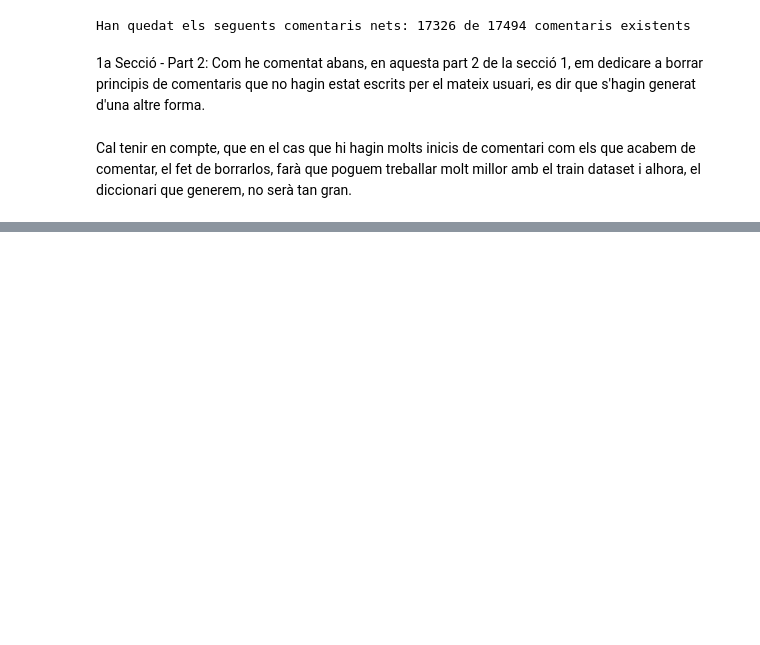
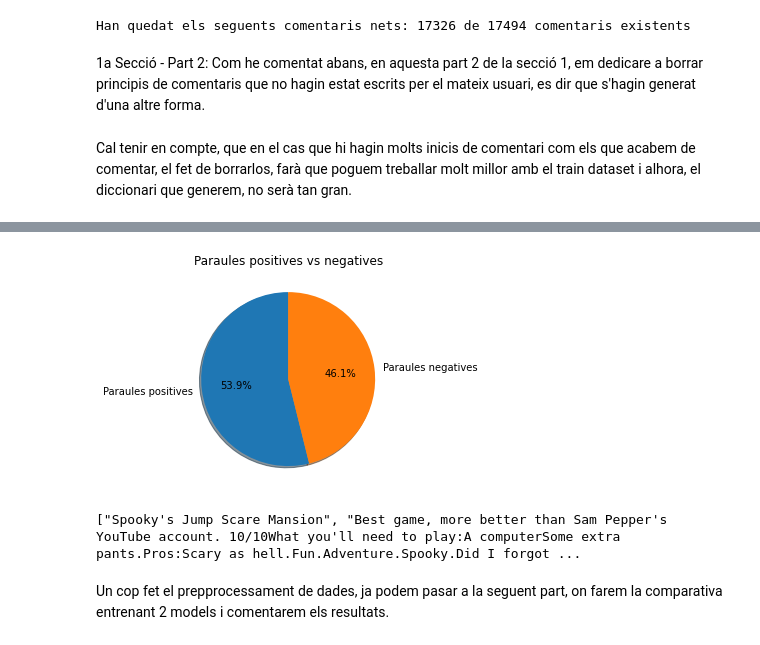
Before and after one commit to BernatMallol/Cas_Kaggle_Mallol_Bernat, a Jupyter notebook: CasKaggleBernatMallol.ipynb, the cells around one changed output, grey strips where cells are left out. Saved outputs shown, nothing was run; the diff lists cells and outputs as text; code cells hidden in the pictures; blank space fills up the shorter version.

```diff
--- a/CasKaggleBernatMallol.ipynb
+++ b/CasKaggleBernatMallol.ipynb
@@ -174,0 +182,59 @@ Han estat eliminats 5997 inicis automatics
+# %%
+import string
+import nltk
+from collections import defaultdict
+from nltk.stem.snowball import SnowballStemmer
+from nltk.corpus import stopwords
+
+sbStemmer = SnowballStemmer("english")
+diccionariAntic = {}
+def memoritzador(paraula):
+    if paraula in diccionariAntic:
+        return diccionariAntic[paraula]
+    else:
+        stemmed = sbStemmer.stem(paraula)
+        diccionariAntic[paraula] = stemmed
+        return stemmed
+
+punctuationRemover = str.maketrans(string.punctuation, ' '*len(string.punctuation))
+
+def contadorParaules(lines):
+    wordCountDict = defaultdict(int)
+    for line in lines:
+        for paraula in line.lower().translate(punctuationRemover).split():
+            wordCountDict[memoritzador(paraula)] += 1
+    return wordCountDict
+
+def obtenirFrequencia(lines):
+    frequenciaDocument = defaultdict(int)
+    for line in lines:
+        wordSet = set(line.lower().translate(punctuationRemover).split())
+        for paraula in wordSet:
+            frequenciaDocument[memoritzador(paraula)] += 1
+    return frequenciaDocument
+
+comentarisPositius = [t[1] for t in comentarisNets if t[2] == 1]
+comentarisNegatius = [t[1] for t in comentarisNets if t[2] == 0]
+nombreParaulesPositives = contadorParaules(comentarisPositius)
+nombreParaulesNegatives = contadorParaules(comentarisNegatius)
+frequenciaPositius = obtenirFrequencia(comentarisPositius)
+frequenciaNegatius = obtenirFrequencia(comentarisNegatius)
+
+for stopword in stopwords.words('english'):
+    nombreParaulesPositives.pop(stopword, None)
+    nombreParaulesNegatives.pop(stopword, None)
+
+negativeCols = [(paraula, count, frequenciaNegatius[paraula]) for paraula, count in nombreParaulesNegatives.items()]
+positiveCols = [(paraula, count, frequenciaPositius[paraula]) for paraula, count in nombreParaulesPositives.items()]
+
+plt.pie([len(nombreParaulesPositives),len(nombreParaulesNegatives)], labels=['Paraules positives','Paraules negatives'],
+        autopct='%1.1f%%', shadow=True, startangle=90)
+plt.title('Paraules positives vs negatives')
+plt.show()
+
+print(comentarisNets[1])
+# %% [output]
+[figure, added]
+["Spooky's Jump Scare Mansion", "Best game, more better than Sam Pepper's YouTube account. 10/10What you'll need to play:A computerSome extra pants.Pros:Scary as hell.Fun.Adventure.Spooky.Did I forgot ...
+# %% [markdown]
+Un cop fet el prepprocessament de dades, ja podem pasar a la seguent part, on farem la comparativa entrenant 2 models i comentarem els resultats.
```
Also changed, not shown: parts of 8 cells of this notebook.
